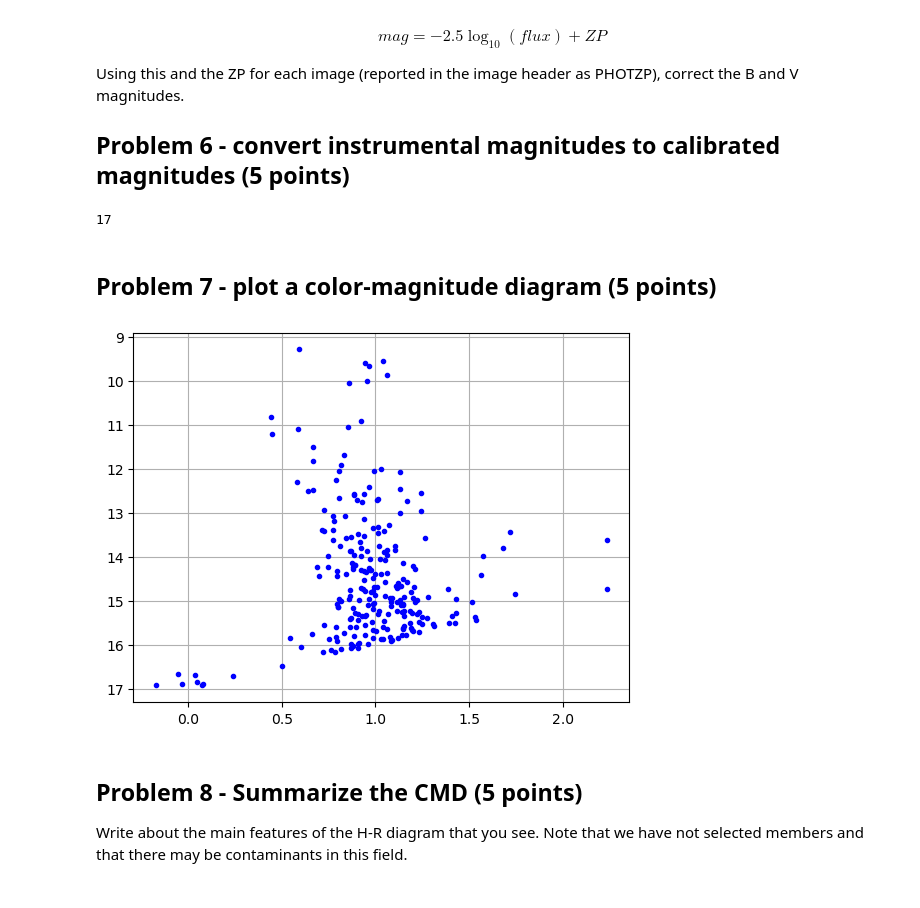
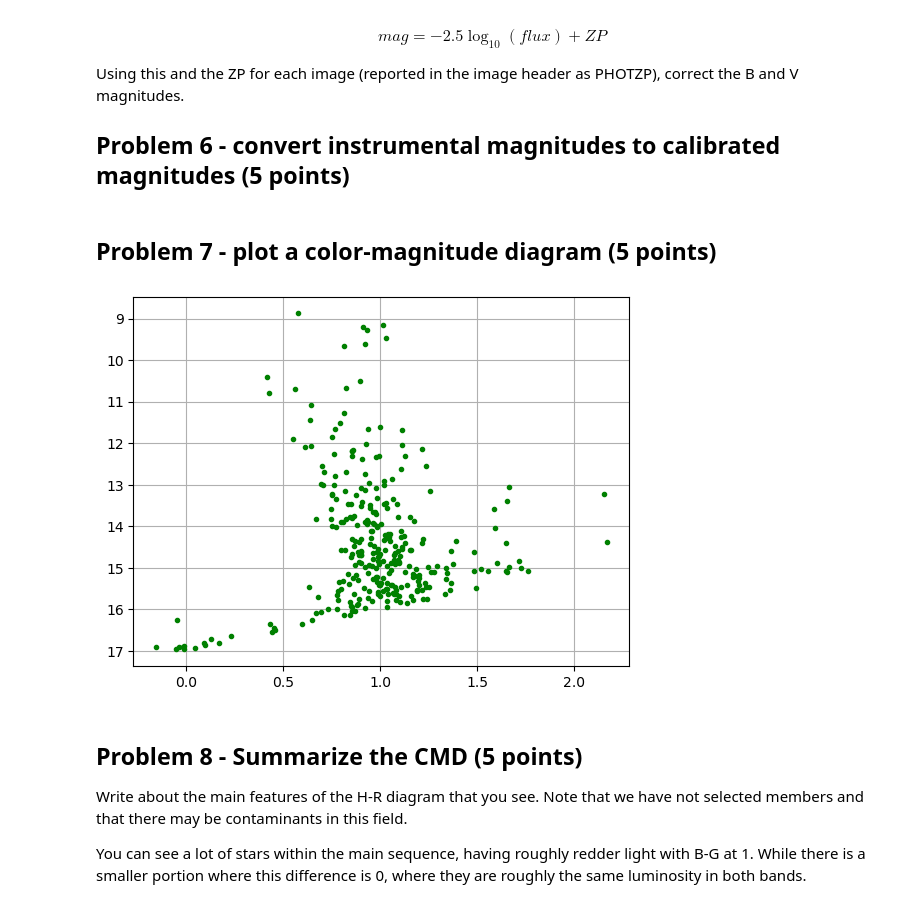
Before and after one commit to Colouss/Reductionproject_Student, a Jupyter notebook: cluster_photometry_student.ipynb, the cells around one changed output. Cells and saved outputs as stored; diff of their text form; code cells hidden in the pictures.

```diff
--- a/cluster_photometry_student.ipynb
+++ b/cluster_photometry_student.ipynb
@@ -365,5 +367,6 @@ data_b, header_b = fits.getdata('M29B.fits',header=True)
 # estimate the background counts in the image by computing the
 # mean and median excluding all pixels greater than 3-sigma above the mean
 mean_b, median_b, std_b = sigma_clipped_stats(data_b, sigma=3.0)
+mean_g, median_g, std_g = sigma_clipped_stats(data_g, sigma=3.0)
 # %% [output]
 WARNING: Input data contains invalid values (NaNs or infs), which were automatically clipped. [astropy.stats.sigma_clipping]
@@ -371,7 +375,7 @@ WARNING: Input data contains invalid values (NaNs or infs), which were automatic
 # set up daofind, with info about our image fwhm and the detection threshold
 #*****************************************
 # update with the FWHM that you measured from the imexam
-daofind = DAOStarFinder(fwhm=, threshold=5.*std_b)
+daofind = DAOStarFinder(fwhm=4.316, threshold=5.*std_b)
 
 # detect sources, using the image - median, which subtracts the sky level from image,
 # assuming a sky that is constant across the iamge
@@ -444,15 +490,15 @@ from astropy import units as u
 # %%
 #this creates a SkyCoord object containing the B and V catalogs
 b_catalog = SkyCoord(ra=ra_b*u.degree, dec=dec_b*u.degree)
-v_catalog = SkyCoord(ra=ra_v*u.degree, dec=dec_v*u.degree)
+g_catalog = SkyCoord(ra=ra_g*u.degree, dec=dec_g*u.degree)
 
 #this matches the two catalogs and outputs an array of indices, idx that when passed to v_catalog
 #gives the ids of the match sources in the b_catalog.
-idx, d2d, d3d = b_catalog.match_to_catalog_sky(v_catalog)
+idx, d2d, d3d = b_catalog.match_to_catalog_sky(g_catalog)
 
 # we are going to keep matches that have offsets less than 5 arcseconds
 # NOTE: this might not be small enough if you were
 # matching stars in a globular cluster
 matchflag = d2d < 5./3600*u.deg
 bmag = sources_b['mag'][matchflag]
-vmag = sources_v['mag'][idx[matchflag]]
+gmag = sources_g['mag'][idx[matchflag]]
@@ -491,18 +520,23 @@ Using this and the ZP for each image (reported in the image header as PHOTZP), c
 # %%
 #***********************
 # your code to convert instrumental magnitudes in each band to calibrated magnitudes.
+bmagadjusted = bmag + float(header_b['PHOTZP'])
+gmagadjusted = gmag + float(header_g['PHOTZP'])
-# %% [output]
-17
 # %% [markdown]
 ## Problem 7 - plot a color-magnitude diagram (5 points)
 # %%
 #**************************
 # your figure here
+plt.figure()
+
+plt.plot(bmagadjusted - gmagadjusted, gmagadjusted, 'g.')
 
 plt.gca().invert_yaxis()
 plt.grid(True)
 # %% [output]
-[figure, old version]
+[figure, new version]
 # %% [markdown]
 ## Problem 8 - Summarize the CMD (5 points)
 Write about the main features of the H-R diagram that you see.  Note that we have not selected members and that there may be contaminants in this field.
+
+You can see a lot of stars within the main sequence, having roughly redder light with B-G at 1. While there is a smaller portion where this difference is 0, where they are roughly the same luminosity in both bands.
```
Also changed, not shown: parts of 9 cells of this notebook, 1 other file.
